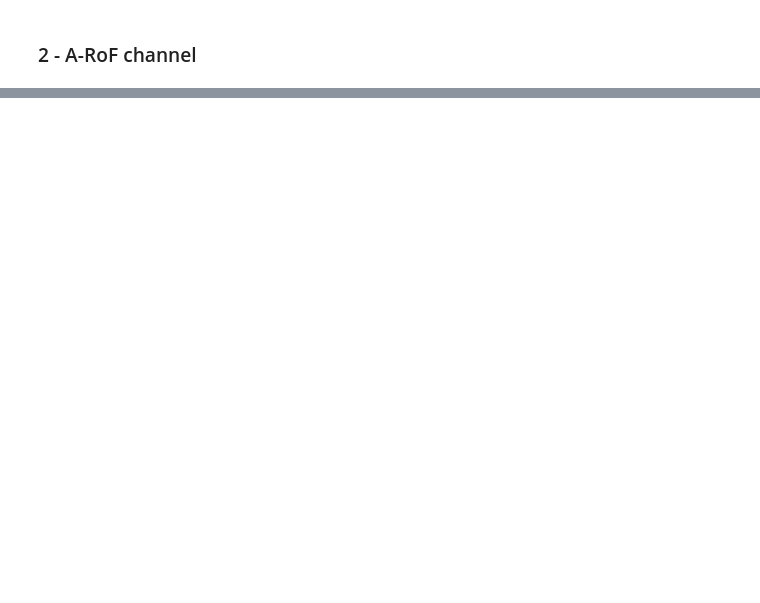
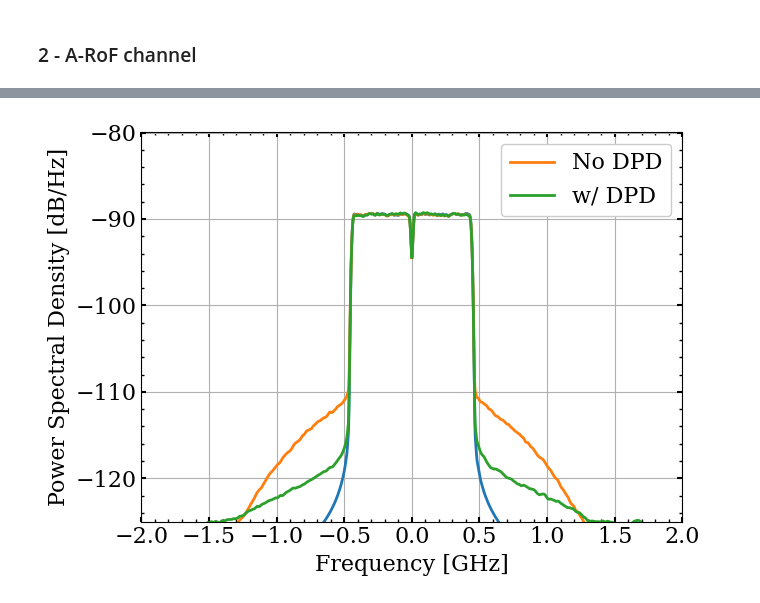
Before and after one commit to daniel7fontes/dpdPy, a Jupyter notebook: examples/basic_transmission.ipynb, the cells around one changed output, grey strips where cells are left out. Drawn from its saved outputs; the diff is of its cells as text; code cells hidden in the pictures; blank space fills up the shorter version.

```diff
--- a/examples/basic_transmission.ipynb
+++ b/examples/basic_transmission.ipynb
@@ -217,3 +246,7 @@ EVM = 10.008 %
+# %%
+plotSpec(freq, P_sigTx, [P_sigRx_PA, P_sigRx_PA_DPD], label = ["No DPD", "w/ DPD"])
+# %% [output]
+[figure, added]
 # %%
 freq, P_sigTx    = welch(pnorm(sigTx)[0::paramOFDM.SpS//4], fs = 4*Rs, nfft = 16*1024, return_onesided = False)
 freq, P_sigRx_PA = welch(pnorm(sigRx_PA)[0::paramOFDM.SpS//4], fs = 4*Rs, nfft = 16*1024, return_onesided = False)
```
Also changed, not shown: parts of 20 cells of this notebook, 13 other files.
